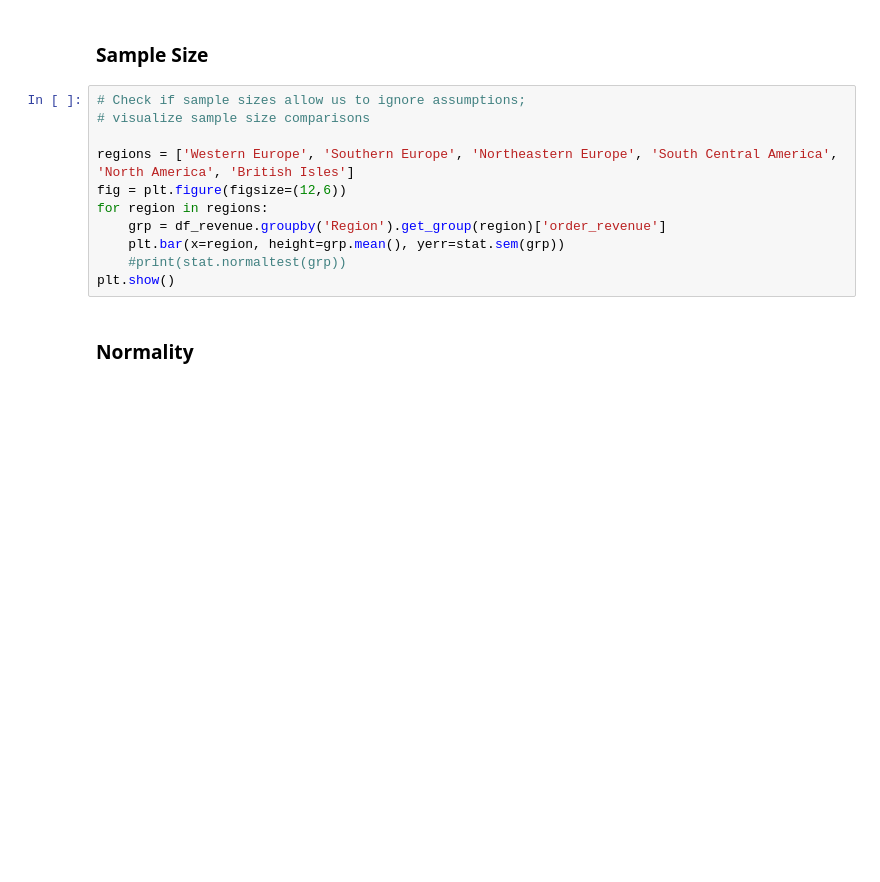
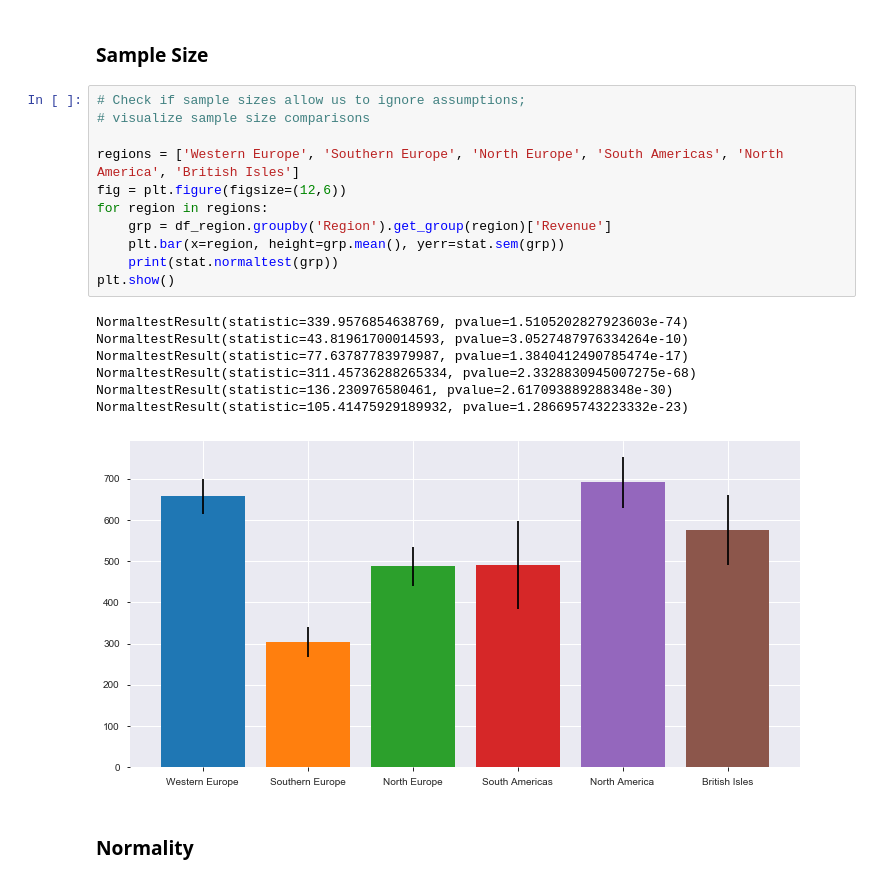
Before and after one commit to alphasentaurii/northwind-sql-database-project, a Jupyter notebook: student.ipynb, the cells around one changed output. Cells and saved outputs as stored; diff of their text form; blank space fills up the shorter version.

```diff
--- a/student.ipynb
+++ b/student.ipynb
@@ -696,13 +943,21 @@ pd.plotting(data=df_region, x='Region', y='mean_rpo', kind='barh', table=True, y
 # %%
 # Check if sample sizes allow us to ignore assumptions;
 # visualize sample size comparisons
 
-regions = ['Western Europe', 'Southern Europe', 'Northeastern Europe', 'South Central America', 'North America', 'British Isles']
+regions = ['Western Europe', 'Southern Europe', 'North Europe', 'South Americas', 'North America', 'British Isles']
 fig = plt.figure(figsize=(12,6))
 for region in regions:
-    grp = df_revenue.groupby('Region').get_group(region)['order_revenue']
+    grp = df_region.groupby('Region').get_group(region)['Revenue']
     plt.bar(x=region, height=grp.mean(), yerr=stat.sem(grp))
-    #print(stat.normaltest(grp))
+    print(stat.normaltest(grp))
 plt.show()
+# %% [output]
+NormaltestResult(statistic=339.9576854638769, pvalue=1.5105202827923603e-74)
+NormaltestResult(statistic=43.81961700014593, pvalue=3.0527487976334264e-10)
+NormaltestResult(statistic=77.63787783979987, pvalue=1.3840412490785474e-17)
+NormaltestResult(statistic=311.45736288265334, pvalue=2.3328830945007275e-68)
+NormaltestResult(statistic=136.230976580461, pvalue=2.617093889288348e-30)
+NormaltestResult(statistic=105.41475929189932, pvalue=1.286695743223332e-23)
+[figure, added]
 # %% [markdown]
 ### Normality
```
Also changed, not shown: parts of 78 cells of this notebook, 30 other files.
